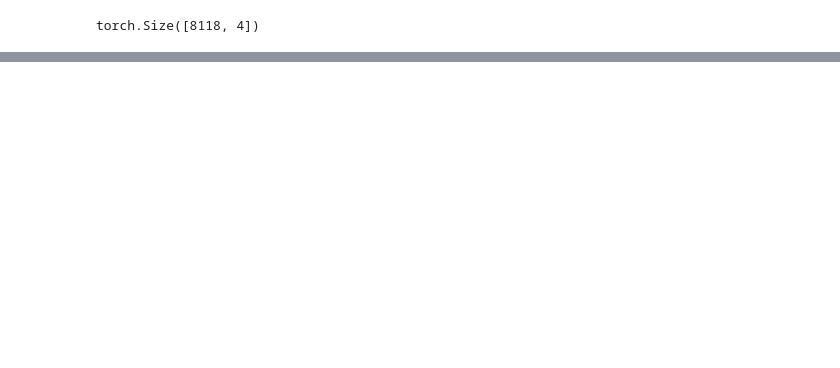
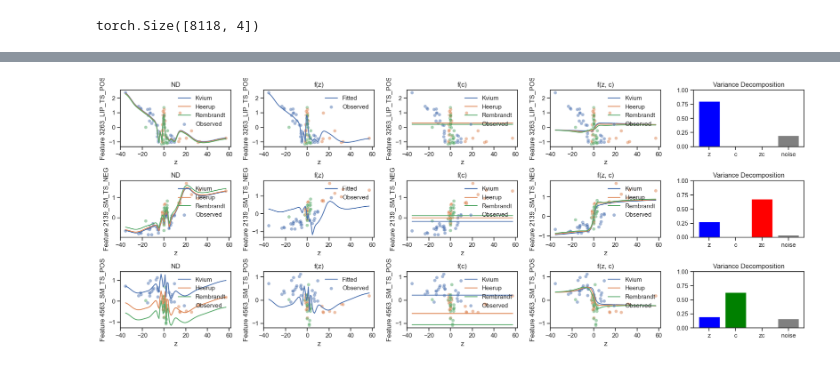
Before and after one commit to sgalkina/NeuralDecompositionMATRIX, a Jupyter notebook: toy_example.ipynb, the cells around one changed output, grey strips where cells are left out. Drawn from its saved outputs; the diff is of its cells as text; code cells hidden in the pictures; blank space fills up the shorter version.

```diff
--- a/toy_example.ipynb
+++ b/toy_example.ipynb
@@ -643,0 +690,79 @@ plt.colorbar()
+# %%
+genes = [4, 6629, 3441]  # Example gene indices (adjust based on your data)
+conditions = [0, 1, 2]  # Example conditions
+
+pal = sns.color_palette()[:3]
+labels = ['Kvium', 'Heerup', 'Rembrandt']
+
+# Create the plot grid
+fig, axes = plt.subplots(len(genes), 5, figsize=(6*len(genes), 7))
+
+for a, i in enumerate(genes):
+    # ND plot
+    conds = [Y_pred0, Y_pred1, Y_pred2]
+    for condition, label, color in zip([0, 1, 2], labels, pal):
+        sns.lineplot(
+            ax=axes[a, 0],
+            x=z_linear_space[:, 0],
+            y=conds[condition][:, i],  # Select points corresponding to the condition
+            color=color,
+            label=label  # Add label for the legend
+        )
+    # sns.lineplot(ax=axes[a, 0], x=mu_z[:, 0], y=Y_pred[:, i], hue=c[:, 0], legend=False, palette=pal, label="Prediction")
+    sns.scatterplot(ax=axes[a, 0], x=mu_z[:, 0], y=Y[:, i], hue=c[:, 0], legend=False, alpha=0.5, palette=pal, label="Observed")
+    axes[a, 0].set_title("ND")
+    axes[a, 0].set_ylabel(f"Feature {result_matrix.columns[i]}")
+    axes[a, 0].set_xlabel("z")
+
+    # f(z) plot
+    sns.lineplot(ax=axes[a, 1], x=z_linear_space[:, 0], y=Y_pred_z[:, i], legend=False, label="Fitted")
+    sns.scatterplot(ax=axes[a, 1], x=mu_z[:, 0], y=Y[:, i], hue=c[:, 0], legend=False, palette=pal, alpha=0.5, label="Observed")
+    axes[a, 1].set_title("f(z)")
+    axes[a, 1].set_ylabel(f"Feature {result_matrix.columns[i]}")
+    axes[a, 1].set_xlabel("z")
+
+    # f(c) plot
+    # for cond in conditions:
+    #     sns.lineplot(ax=axes[a, 1], x=z_linear_space[:, 0], y=[float(Y_pred_c[cond, 0])*, legend=False, alpha=0.7, label="Prediction")
+    # Add multiple lines with different labels
+    conds = [Y_pred_c0, Y_pred_c1, Y_pred_c2]
+    for condition, label, color in zip([0, 1, 2], labels, pal):
+        sns.lineplot(
+            ax=axes[a, 2],
+            x=z_linear_space[:, 0],
+            y=conds[condition][:, i],  # Select points corresponding to the condition
+            color=color,
+            label=label  # Add label for the legend
+        )
+    sns.scatterplot(ax=axes[a, 2], x=mu_z[:, 0], y=Y[:, i], hue=c[:, 0], legend=False, alpha=0.5, palette=pal, label="Observed")
+    axes[a, 2].set_title("f(c)")
+    axes[a, 2].set_ylabel(f"Feature {result_matrix.columns[i]}")
+    axes[a, 2].set_xlabel("z")
+
+    # f(z, c) plot
+    conds = [Y_pred_zc0, Y_pred_zc1, Y_pred_zc2]
+    for condition, label, color in zip([0, 1, 2], labels, pal):
+        sns.lineplot(
+            ax=axes[a, 3],
+            x=z_linear_space[:, 0],
+            y=conds[condition][:, i],  # Select points corresponding to the condition
+            color=color,
+            label=label  # Add label for the legend
+        )
+    sns.scatterplot(ax=axes[a, 3], x=mu_z[:, 0], y=Y[:, i], hue=c[:, 0], legend=False, palette=pal, alpha=0.5, label="Observed")
+    axes[a, 3].set_title("f(z, c)")
+    axes[a, 3].set_ylabel(f"Feature {result_matrix.columns[i]}")
+    axes[a, 3].set_xlabel("z")
+
+    # Variance decomposition bar plot
+    axes[a, 4].bar(["z", "c", "zc", "noise"], [varexp[i, 0], varexp[i, 1], varexp[i, 2], varexp[i, 3]], color=["blue", "green", "red", "grey"])
+    axes[a, 4].set_title("Variance Decomposition")
+    axes[a, 4].set_ylim(0, 1)
+
+    for ax in axes[a, :4]:
+        ax.legend(title="", loc="upper right", frameon=False)
+
+plt.tight_layout()
+plt.show()
+# %% [output]
+[figure, added]
```
Also changed, not shown: parts of 29 cells of this notebook, 2 other files.
